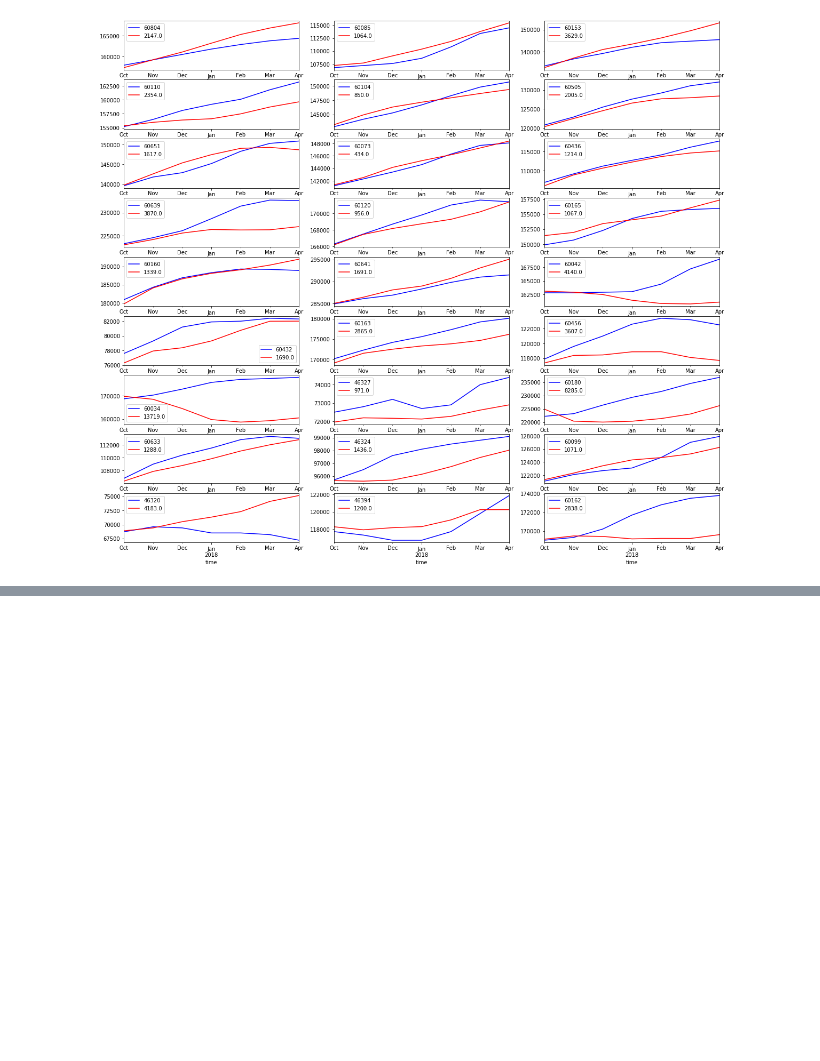
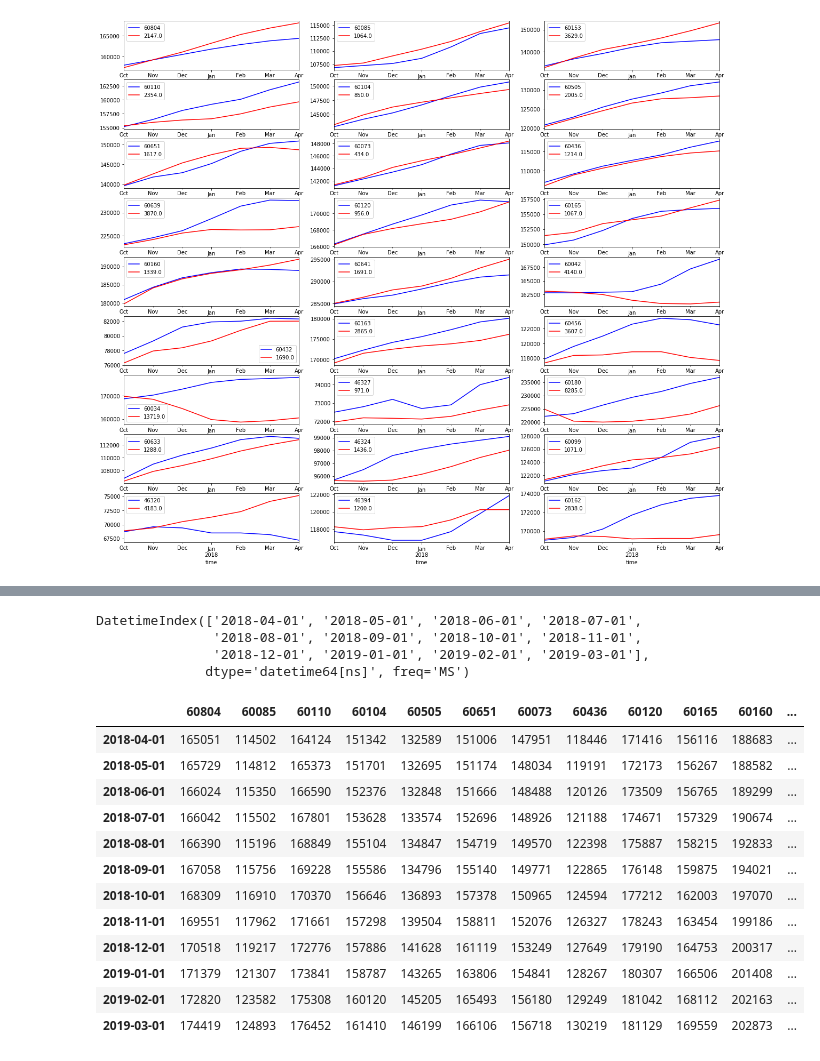
Before and after one commit to mattcarr17/time_series_project, a Jupyter notebook: notebooks/exploratory/03_mc_models.ipynb, the cells around one changed output, grey strips where cells are left out. Cells and saved outputs as stored; diff of their text form; code cells hidden in the pictures; blank space fills up the shorter version.

```diff
--- a/notebooks/exploratory/03_mc_models.ipynb
+++ b/notebooks/exploratory/03_mc_models.ipynb
@@ -344,0 +683,7 @@ for row in range(9):
+# %%
+forecast_range
+# %% [output]
+DatetimeIndex(['2018-04-01', '2018-05-01', '2018-06-01', '2018-07-01',
+               '2018-08-01', '2018-09-01', '2018-10-01', '2018-11-01',
+               '2018-12-01', '2019-01-01', '2019-02-01', '2019-03-01'],
+              dtype='datetime64[ns]', freq='MS')
@@ -344,0 +698,16 @@ for row in range(9):
+# %%
+forecast_df
+# %% [output]
+|  | 60804 | 60085 | 60110 | 60104 | 60505 | 60651 | 60073 | 60436 | 60120 | 60165 | 60160 | ... |
+| 2018-04-01 | 165051 | 114502 | 164124 | 151342 | 132589 | 151006 | 147951 | 118446 | 171416 | 156116 | 188683 | ... |
+| 2018-05-01 | 165729 | 114812 | 165373 | 151701 | 132695 | 151174 | 148034 | 119191 | 172173 | 156267 | 188582 | ... |
+| 2018-06-01 | 166024 | 115350 | 166590 | 152376 | 132848 | 151666 | 148488 | 120126 | 173509 | 156765 | 189299 | ... |
+| 2018-07-01 | 166042 | 115502 | 167801 | 153628 | 133574 | 152696 | 148926 | 121188 | 174671 | 157329 | 190674 | ... |
+| 2018-08-01 | 166390 | 115196 | 168849 | 155104 | 134847 | 154719 | 149570 | 122398 | 175887 | 158215 | 192833 | ... |
+| 2018-09-01 | 167058 | 115756 | 169228 | 155586 | 134796 | 155140 | 149771 | 122865 | 176148 | 159875 | 194021 | ... |
+| 2018-10-01 | 168309 | 116910 | 170370 | 156646 | 136893 | 157378 | 150965 | 124594 | 177212 | 162003 | 197070 | ... |
+| 2018-11-01 | 169551 | 117962 | 171661 | 157298 | 139504 | 158811 | 152076 | 126327 | 178243 | 163454 | 199186 | ... |
+| 2018-12-01 | 170518 | 119217 | 172776 | 157886 | 141628 | 161119 | 153249 | 127649 | 179190 | 164753 | 200317 | ... |
+| 2019-01-01 | 171379 | 121307 | 173841 | 158787 | 143265 | 163806 | 154841 | 128267 | 180307 | 166506 | 201408 | ... |
+| 2019-02-01 | 172820 | 123582 | 175308 | 160120 | 145205 | 165493 | 156180 | 129249 | 181042 | 168112 | 202163 | ... |
+| 2019-03-01 | 174419 | 124893 | 176452 | 161410 | 146199 | 166106 | 156718 | 130219 | 181129 | 169559 | 202873 | ... |
```
Also changed, not shown: parts of 56 cells of this notebook.
